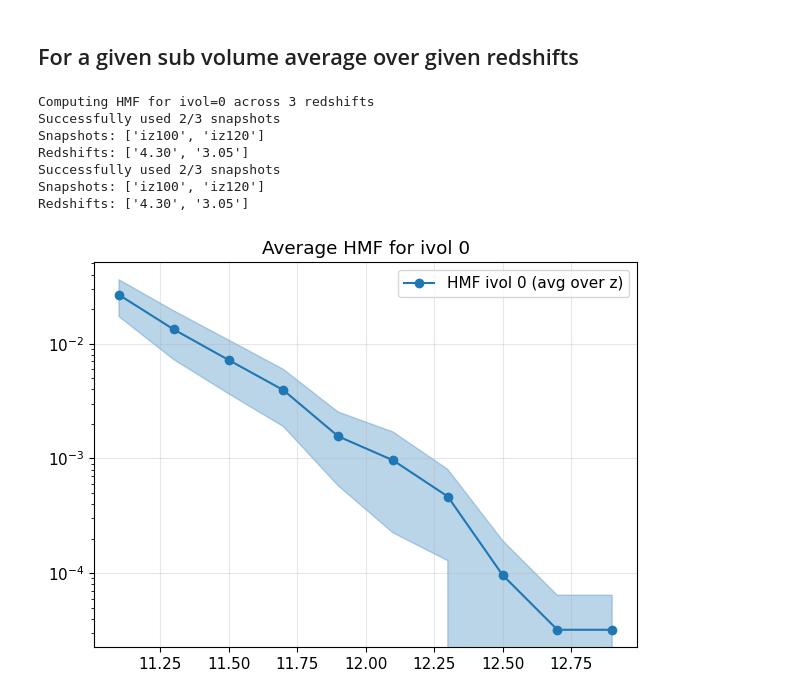
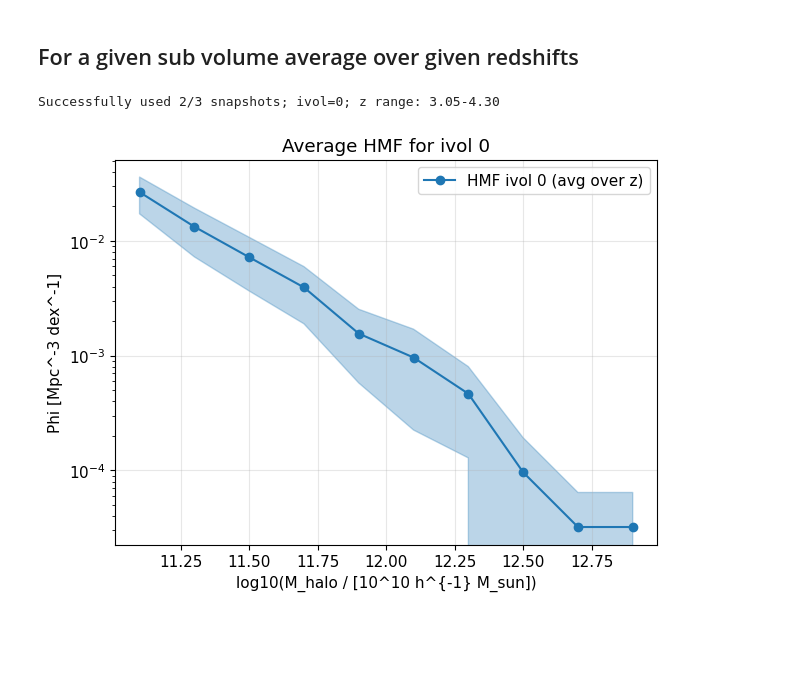
Before and after one commit to OscarHickman/galform_analysis, a Jupyter notebook: examples/mass_functions/hmf.ipynb, the cells around one changed output. Cells and saved outputs as stored; diff of their text form; code cells hidden in the pictures; blank space fills up the shorter version.

```diff
--- a/examples/mass_functions/hmf.ipynb
+++ b/examples/mass_functions/hmf.ipynb
@@ -73,49 +135,39 @@ Successfully loaded 3 snapshots
 # %% [markdown]
 ## For a given sub volume average over given redshifts
 # %%
-# Example: Average HMF for one subvolume across multiple redshifts
 from galform_analysis.analysis import avg_hmf_given_redshifts_and_subvolume
 
 example_ivol = 0  # choose a subvolume
 iz_nums = [82, 100, 120]  # snapshots that exist in base_dir
 
-print(f"Computing HMF for ivol={example_ivol} across {len(iz_nums)} redshifts")
-
-result = avg_hmf_given_redshifts_and_subvolume(
+avg_hmf_result = avg_hmf_given_redshifts_and_subvolume(
     example_ivol,
     iz_nums,
     halo_mass_lower_limit=halo_mass_lower_limit,
     )
 
-if result is None:
-    print("No valid HMF data. Check that the subvolume exists in these snapshots.")
-else:
-    print(f"Successfully used {result['n_used']}/{result['n_requested']} snapshots")
-    print(f"Snapshots: {result['iz_list']}")
-    print(f"Redshifts: {[f'{z:.2f}' for z in result['z_list']]}" )
-
-    centers = result['centers']
-    phi = result['phi']
-    phi_std = result['phi_std']
-
-    # Mask to ensure the line ends at last valid point
-    valid = np.isfinite(phi) & (phi > 0)
-    fig, ax = plt.subplots(figsize=(7,5))
-    ax.set_yscale('log')
-    ax.plot(centers[valid], phi[valid], 'o-', label=f'HMF ivol {example_ivol} (avg over z)', color='C0')
-    ax.fill_between(centers[valid], (phi - phi_std)[valid], (phi + phi_std)[valid], alpha=0.3, color='C0')
-    #ax.set_xlabel(r'$\\log_{10}(M_{\\rm halo}/M_\\odot)$')
-    #ax.set_ylabel(r'$\\Phi\ \mathrm{[Mpc^{-3}\ dex^{-1}]}$')
-    ax.set_title(f'Average HMF for ivol {example_ivol}')
-    ax.legend()
-    ax.grid(True, alpha=0.3)
-    plt.show()
+print(
+    f"Successfully used {avg_hmf_result['n_used']}/{avg_hmf_result['n_requested']} snapshots",
+    f"ivol={avg_hmf_result['ivol']}",
+    f"z range: {min(avg_hmf_result['z_list']):.2f}-{max(avg_hmf_result['z_list']):.2f}",
+    sep='; '
+)
 # %% [output]
-Computing HMF for ivol=0 across 3 redshifts
-Successfully used 2/3 snapshots
-Snapshots: ['iz100', 'iz120']
-Redshifts: ['4.30', '3.05']
-Successfully used 2/3 snapshots
-Snapshots: ['iz100', 'iz120']
-Redshifts: ['4.30', '3.05']
+Successfully used 2/3 snapshots; ivol=0; z range: 3.05-4.30
-[figure, removed]
+# %%
+centers = avg_hmf_result['centers']
+phi = avg_hmf_result['phi']
+phi_std = avg_hmf_result['phi_std']
+valid = np.isfinite(phi) & (phi > 0)
+fig, ax = plt.subplots(figsize=(7, 5))
+ax.set_yscale('log')
+ax.plot(centers[valid], phi[valid], 'o-', label=f"HMF ivol {avg_hmf_result['ivol']} (avg over z)", color='C0')
+ax.fill_between(centers[valid], (phi - phi_std)[valid], (phi + phi_std)[valid], alpha=0.3, color='C0')
+ax.set_xlabel("log10(M_halo / [10^10 h^{-1} M_sun])")
+ax.set_ylabel("Phi [Mpc^-3 dex^-1]")
+ax.set_title(f"Average HMF for ivol {avg_hmf_result['ivol']}")
+ax.legend()
+ax.grid(True, alpha=0.3)
+plt.show()
+# %% [output]
+[figure, added]
```
Also changed, not shown: parts of 7 cells of this notebook, 4 other files.
